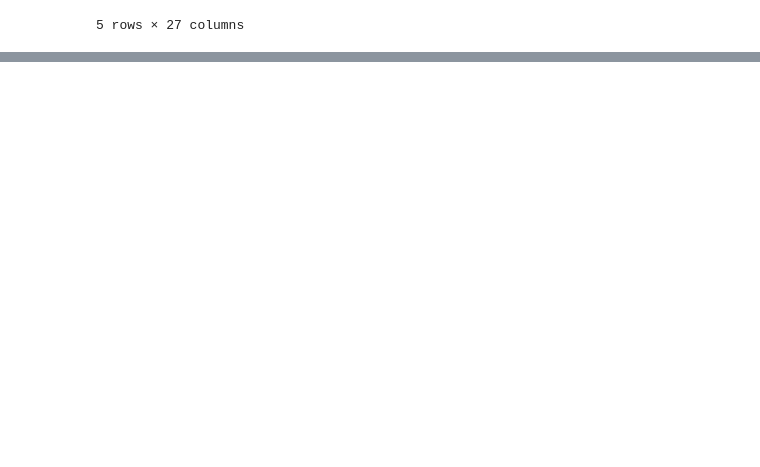
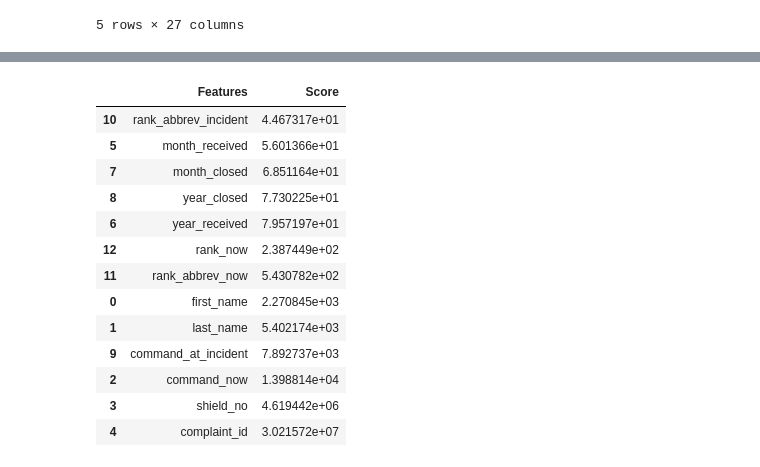
Before and after one commit to hannahpan1/AIHacks2022, a Jupyter notebook: dataModel.ipynb, the cells around one changed output, grey strips where cells are left out. Saved outputs shown, nothing was run; the diff lists cells and outputs as text; code cells hidden in the pictures; blank space fills up the shorter version.

```diff
--- a/dataModel.ipynb
+++ b/dataModel.ipynb
@@ -125,0 +163,35 @@ plt.show()
+# %%
+#creating predicative model for fado_type and board_disposition
+
+from sklearn.feature_selection import SelectKBest
+from sklearn.feature_selection import chi2
+
+X= df.iloc[:,1:14]
+Y= df.iloc[:,-1]
+
+
+best_features= SelectKBest(score_func=chi2, k=3)
+fit= best_features.fit(X,Y)
+
+df_scores= pd.DataFrame(fit.scores_)
+df_columns= pd.DataFrame(X.columns)
+
+
+features_scores= pd.concat([df_columns, df_scores], axis=1)
+features_scores.columns= ['Features', 'Score']
+features_scores.sort_values(by = 'Score')
+# %% [output]
+|  | Features | Score |
+| 10 | rank_abbrev_incident | 4.467317e+01 |
+| 5 | month_received | 5.601366e+01 |
+| 7 | month_closed | 6.851164e+01 |
+| 8 | year_closed | 7.730225e+01 |
+| 6 | year_received | 7.957197e+01 |
+| 12 | rank_now | 2.387449e+02 |
+| 11 | rank_abbrev_now | 5.430782e+02 |
+| 0 | first_name | 2.270845e+03 |
+| 1 | last_name | 5.402174e+03 |
+| 9 | command_at_incident | 7.892737e+03 |
+| 2 | command_now | 1.398814e+04 |
+| 3 | shield_no | 4.619442e+06 |
+| 4 | complaint_id | 3.021572e+07 |
```
Also changed, not shown: parts of 3 cells of this notebook.
